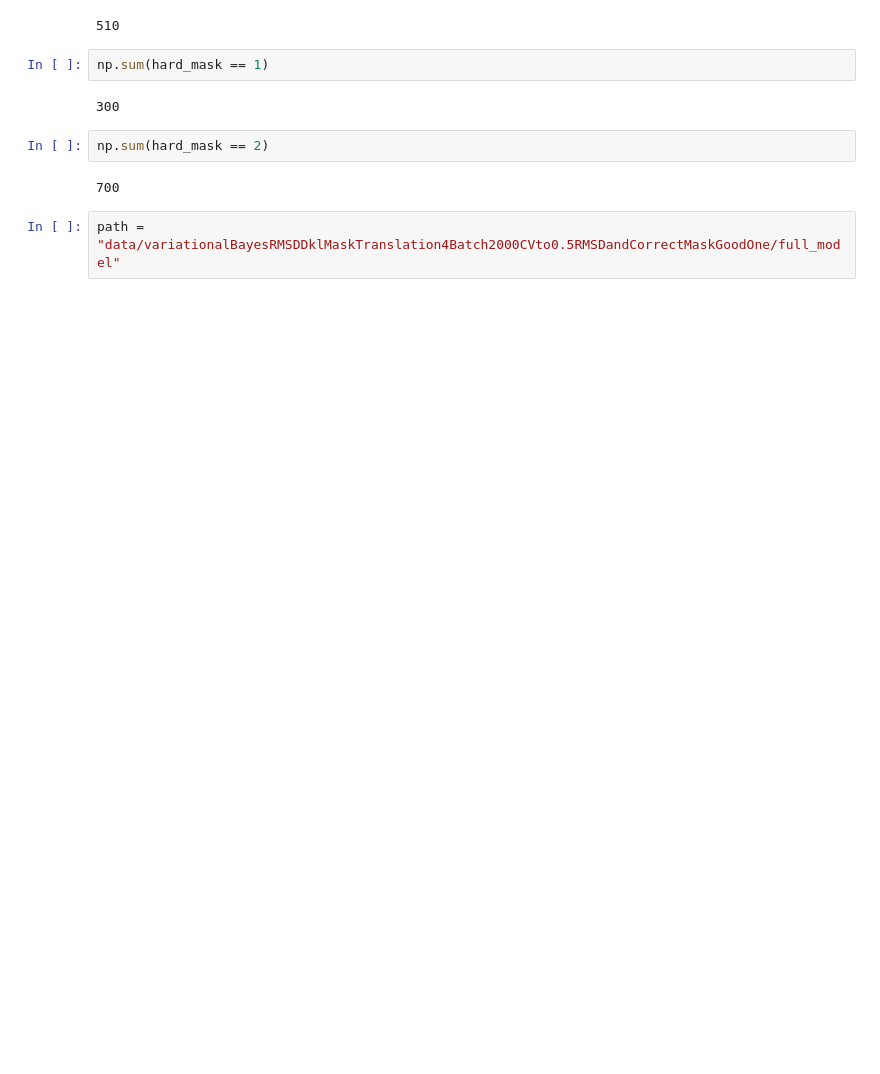
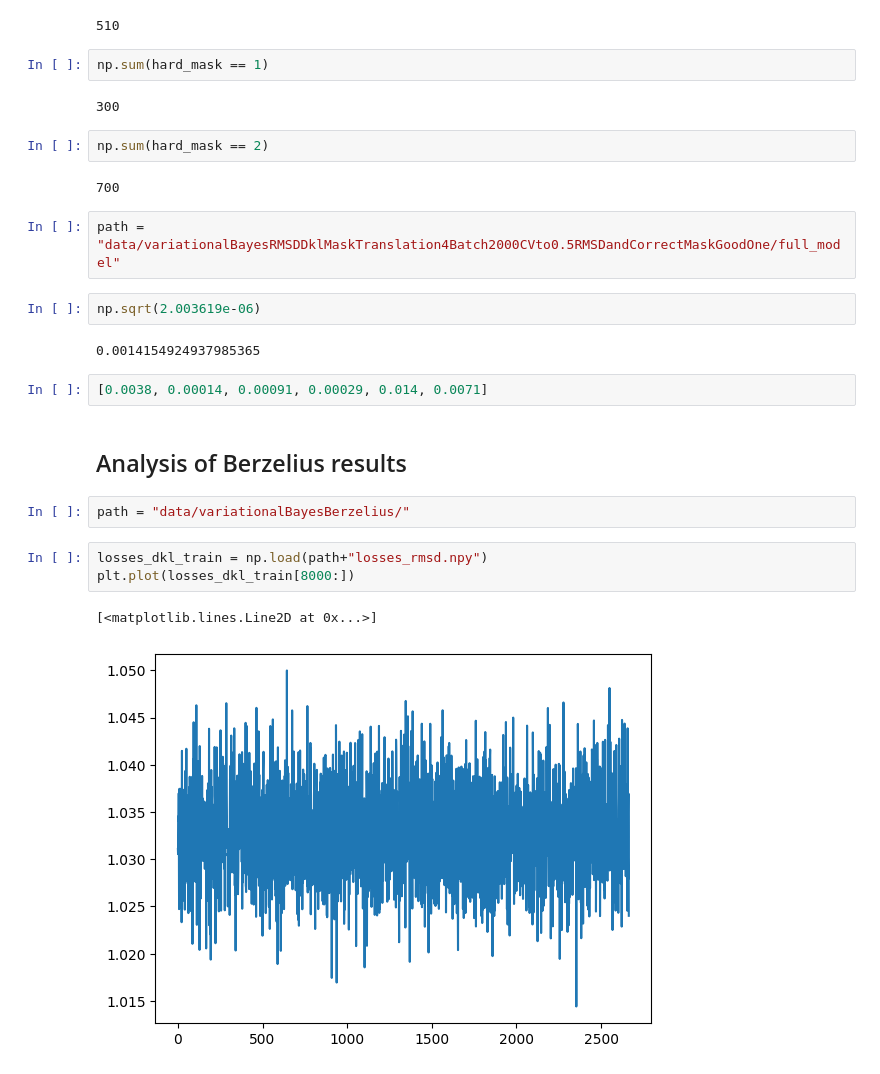
Before and after one commit to Gabriel-Ducrocq/segmentationCryoEM, a Jupyter notebook: Untitled.ipynb, the cells around one changed output. Cells and saved outputs as stored; diff of their text form; blank space fills up the shorter version.

```diff
--- a/Untitled.ipynb
+++ b/Untitled.ipynb
@@ -413,3 +413,19 @@ np.sum(hard_mask == 2)
 700
 # %%
 path = "data/variationalBayesRMSDDklMaskTranslation4Batch2000CVto0.5RMSDandCorrectMaskGoodOne/full_model"
+# %%
+np.sqrt(2.003619e-06)
+# %% [output]
+0.0014154924937985365
+# %%
+[0.0038, 0.00014, 0.00091, 0.00029, 0.014, 0.0071]
+# %% [markdown]
+## Analysis of Berzelius results
+# %%
+path = "data/variationalBayesBerzelius/"
+# %%
+losses_dkl_train = np.load(path+"losses_rmsd.npy")
+plt.plot(losses_dkl_train[8000:])
+# %% [output]
+[<matplotlib.lines.Line2D at 0x...>]
+[figure, added]
```
Also changed, not shown: parts of 10 cells of this notebook, 3 other files.
